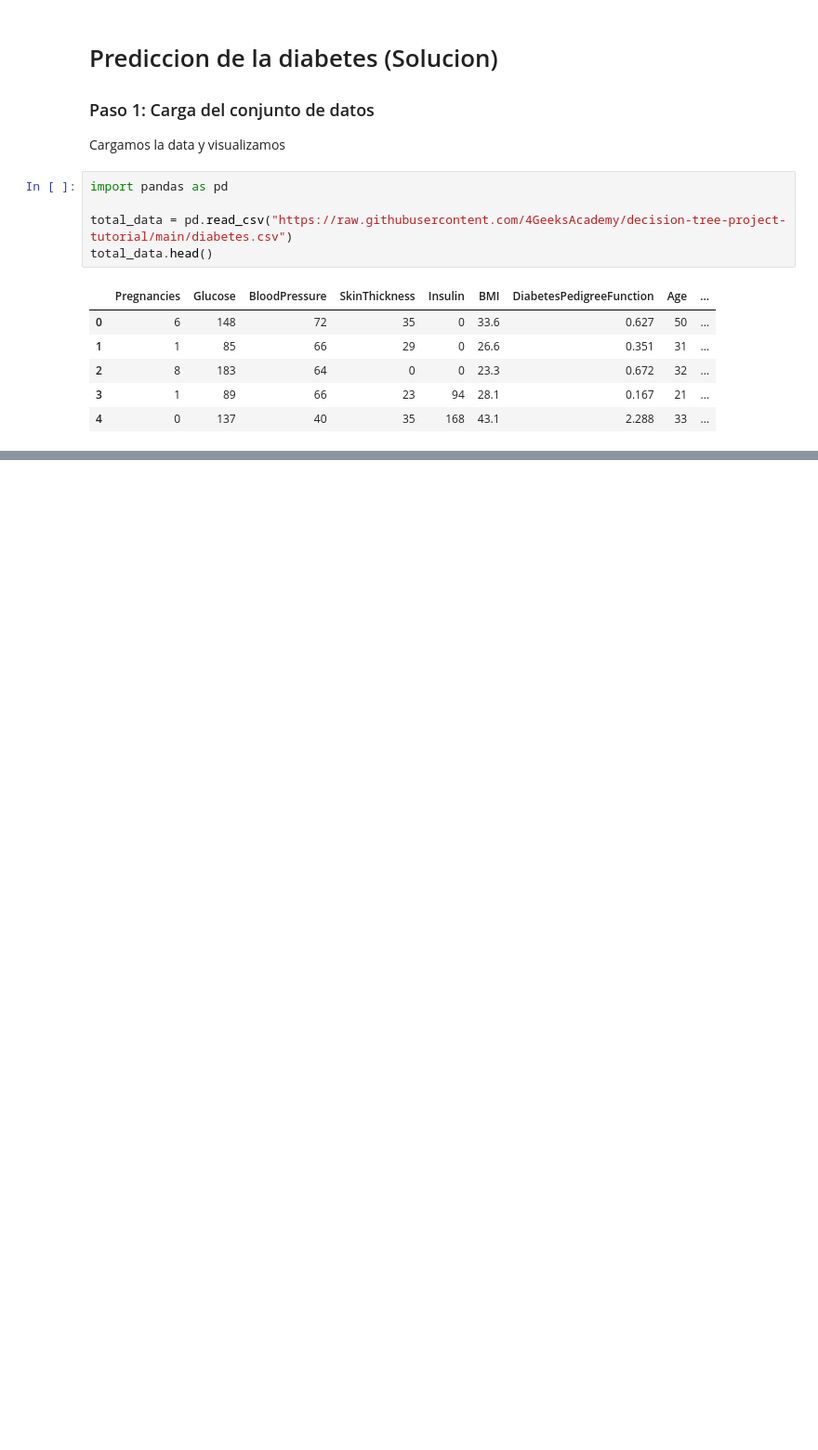
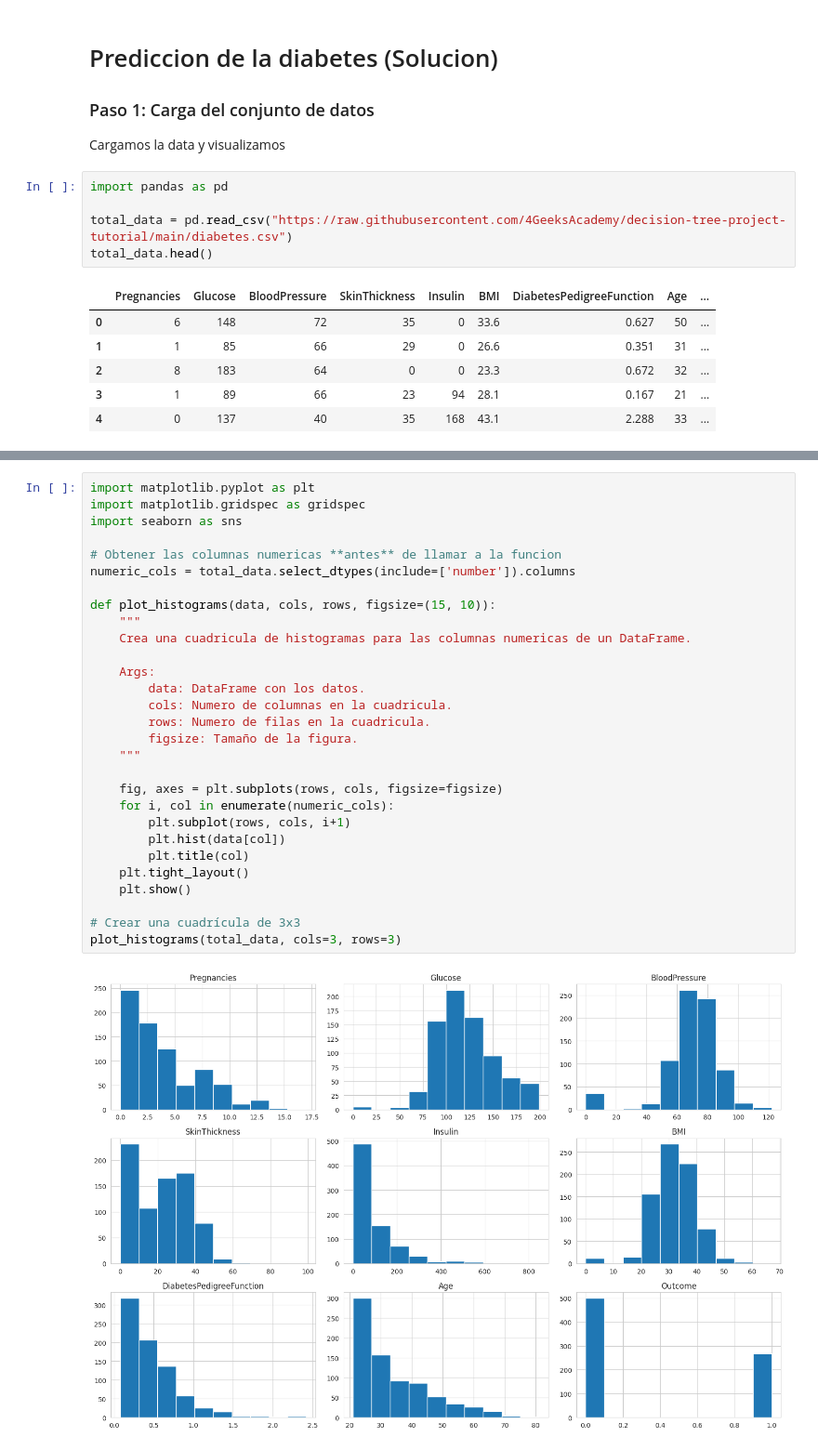
Before and after one commit to pjpena19/DECISION_TREE, a Jupyter notebook: src/explore.ipynb, the cells around one changed output, grey strips where cells are left out. Shown at 93% size. Drawn from its saved outputs; the diff is of its cells as text; blank space fills up the shorter version.

```diff
--- a/src/explore.ipynb
+++ b/src/explore.ipynb
@@ -23,0 +62,31 @@ Para ello, veamos cuanta informacion tiene nuestro DataSet
+# %%
+import matplotlib.pyplot as plt
+import matplotlib.gridspec as gridspec
+import seaborn as sns
+
+# Obtener las columnas numericas **antes** de llamar a la funcion
+numeric_cols = total_data.select_dtypes(include=['number']).columns
+
+def plot_histograms(data, cols, rows, figsize=(15, 10)):
+    """
+    Crea una cuadricula de histogramas para las columnas numericas de un DataFrame.
+
+    Args:
+        data: DataFrame con los datos.
+        cols: Numero de columnas en la cuadricula.
+        rows: Numero de filas en la cuadricula.
+        figsize: Tamaño de la figura.
+    """
+
+    fig, axes = plt.subplots(rows, cols, figsize=figsize)
+    for i, col in enumerate(numeric_cols):
+        plt.subplot(rows, cols, i+1)
+        plt.hist(data[col])
+        plt.title(col)
+    plt.tight_layout()
+    plt.show()
+
+# Crear una cuadrícula de 3x3
+plot_histograms(total_data, cols=3, rows=3)
+# %% [output]
+[figure, added]
```
Also changed, not shown: parts of 6 cells of this notebook.
